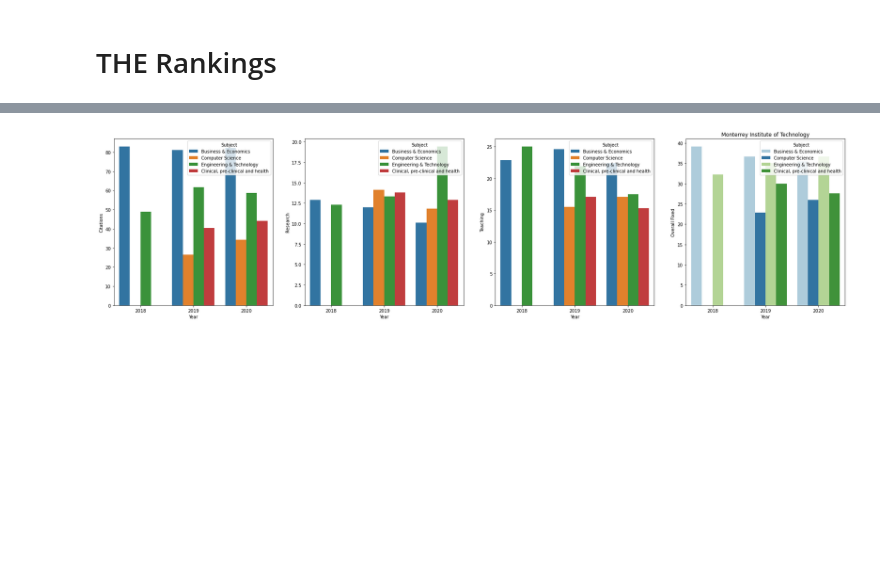
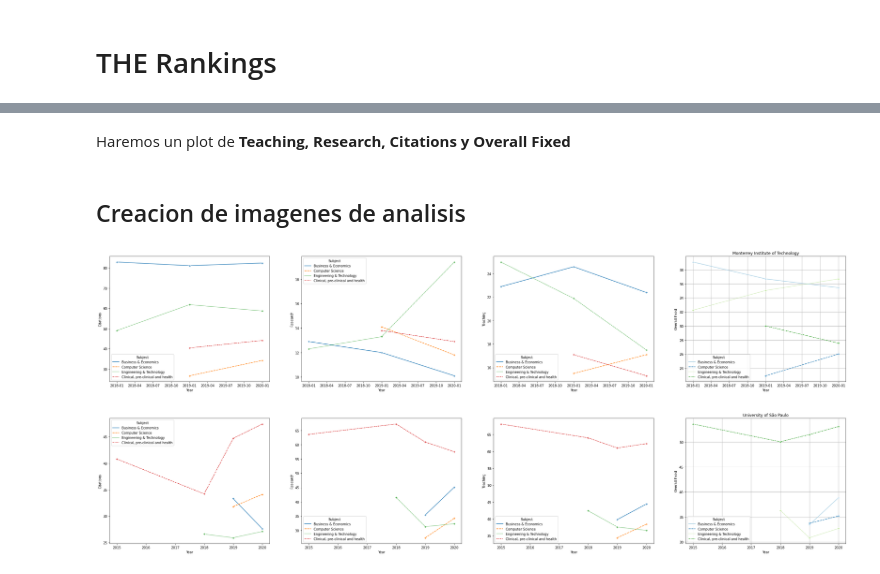
Before and after one commit to julio-romero/qs_rankings, a Jupyter notebook: notebooks/04-analisis_the_subjects.ipynb, the cells around one changed output, grey strips where cells are left out. Drawn from its saved outputs; the diff is of its cells as text; code cells hidden in the pictures; blank space fills up the shorter version.

```diff
--- a/notebooks/04-analisis_the_subjects.ipynb
+++ b/notebooks/04-analisis_the_subjects.ipynb
@@ -8,0 +37,3 @@ path = '../data/raw/THE By Subject 2011-2020.xlsx'
+# %%
+df.drop(columns=['Unnamed: 17', 'No. Of FTE students', 'No. of students per staff',
+        'International students', 'Female', 'Male'], inplace=True)
@@ -8,0 +72,7 @@ path = '../data/raw/THE By Subject 2011-2020.xlsx'
+# %%
+df['Industry income'] = pd.to_numeric(df['Industry income'], errors='coerce')
+df['International outlook'] = pd.to_numeric(
+    df['International outlook'], errors='coerce')
+
+df['Industry income'].fillna(method='bfill', inplace=True)
+df['International outlook'].fillna(method='bfill', inplace=True)
@@ -8,0 +116,4 @@ path = '../data/raw/THE By Subject 2011-2020.xlsx'
+# %% [markdown]
+Haremos un plot de __Teaching, Research, Citations y Overall Fixed__
+# %% [markdown]
+## Creacion de imagenes de analisis
@@ -9,2 +123,3 @@ path = '../data/raw/THE By Subject 2011-2020.xlsx'
 # %%
-uni = 'Monterrey Institute of Technology'
+universities = ['Monterrey Institute of Technology',
+                'University of São Paulo']
@@ -23,17 +126,43 @@ df = pd.concat([df_business,df_computer,df_engineer,df_medicine])
 # %%
-# Creamos la figura
-fig, ax = plt.subplots(1,4,sharex=True,figsize=(30,7))
+for i in range(len(universities)):
+    uni = universities[i]
+    # Creamos los datasets
+    df_business = pd.read_excel(path, sheet_name='Business & Economics')
+    df_computer = pd.read_excel(path, sheet_name='Computer Science')
+    df_engineer = pd.read_excel(path, sheet_name='Engineering & Technology')
+    df_medicine = pd.read_excel(
+        path, sheet_name='Clinical, pre-clinical and heal')
 
-# Creamos las graficas
-sns.barplot(x='Year', y='Citations', hue='Subject', data=df,ax=ax[0])
-sns.barplot(x='Year', y='Research', hue='Subject', data=df,ax=ax[1])
-sns.barplot(x='Year', y='Teaching', hue='Subject', data=df,ax=ax[2])
-sns.barplot(x='Year', y='Overall Fixed', hue='Subject', data=df,ax=ax[3],palette='Paired')
+    # Seleccionamos solo la universidad
+    df_business = df_business[df_business['Name'] == uni]
+    df_computer = df_computer[df_computer['Name'] == uni]
+    df_engineer = df_engineer[df_engineer['Name'] == uni]
+    df_medicine = df_medicine[df_medicine['Name'] == uni]
 
-plt.title(uni)
+    # Creamos el dataset final
+    df = pd.concat([df_business, df_computer, df_engineer, df_medicine])
 
-# Guardamos la imagen
-name = "../data/img/"+uni.lower().replace(' ','_') + ".jpg"
-plt.savefig(name)
+    # Cambiamos el año a datetime
+    df['Year'] = pd.to_datetime(df['Year'], format='%Y')
+    # Creamos la figura
+    fig, ax = plt.subplots(1, 4, sharex=True, figsize=(40, 7))
+
+    # Creamos las graficas
+    plt.grid()
+    sns.lineplot(x='Year', y='Citations', hue='Subject',
+                 style='Subject', marker='P', linestyle='-', data=df, ax=ax[0])
+    sns.lineplot(x='Year', y='Research', hue='Subject',
+                 style='Subject', marker='P', linestyle='-', data=df, ax=ax[1])
+    sns.lineplot(x='Year', y='Teaching', hue='Subject',
+                 style='Subject', marker='P', linestyle='-', data=df, ax=ax[2])
+    sns.lineplot(x='Year', y='Overall Fixed', hue='Subject', style='Subject',
+                 marker='P', linestyle='-', data=df, ax=ax[3], palette='Paired')
+    plt.title(uni)
+
+    # Guardamos la imagen
+    name = "../data/img/"+uni.lower().replace(' ', '_') + ".png"
+    plt.savefig(name,dpi=500)
+    #plt.show()
 # %% [output]
-[figure, old version]
+[figure, new version]
+[figure, added]
```
Also changed, not shown: parts of 21 cells of this notebook, 7 other files.
